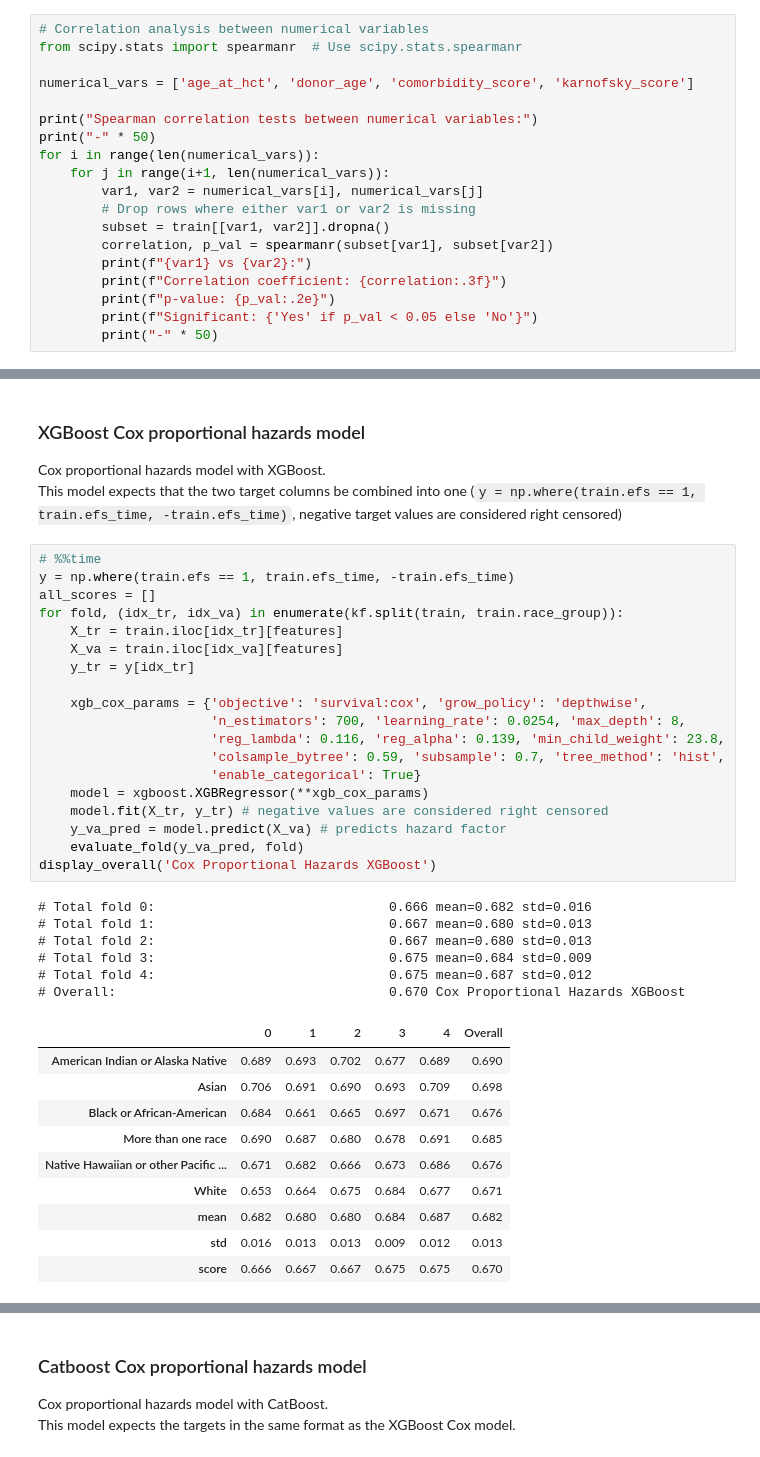
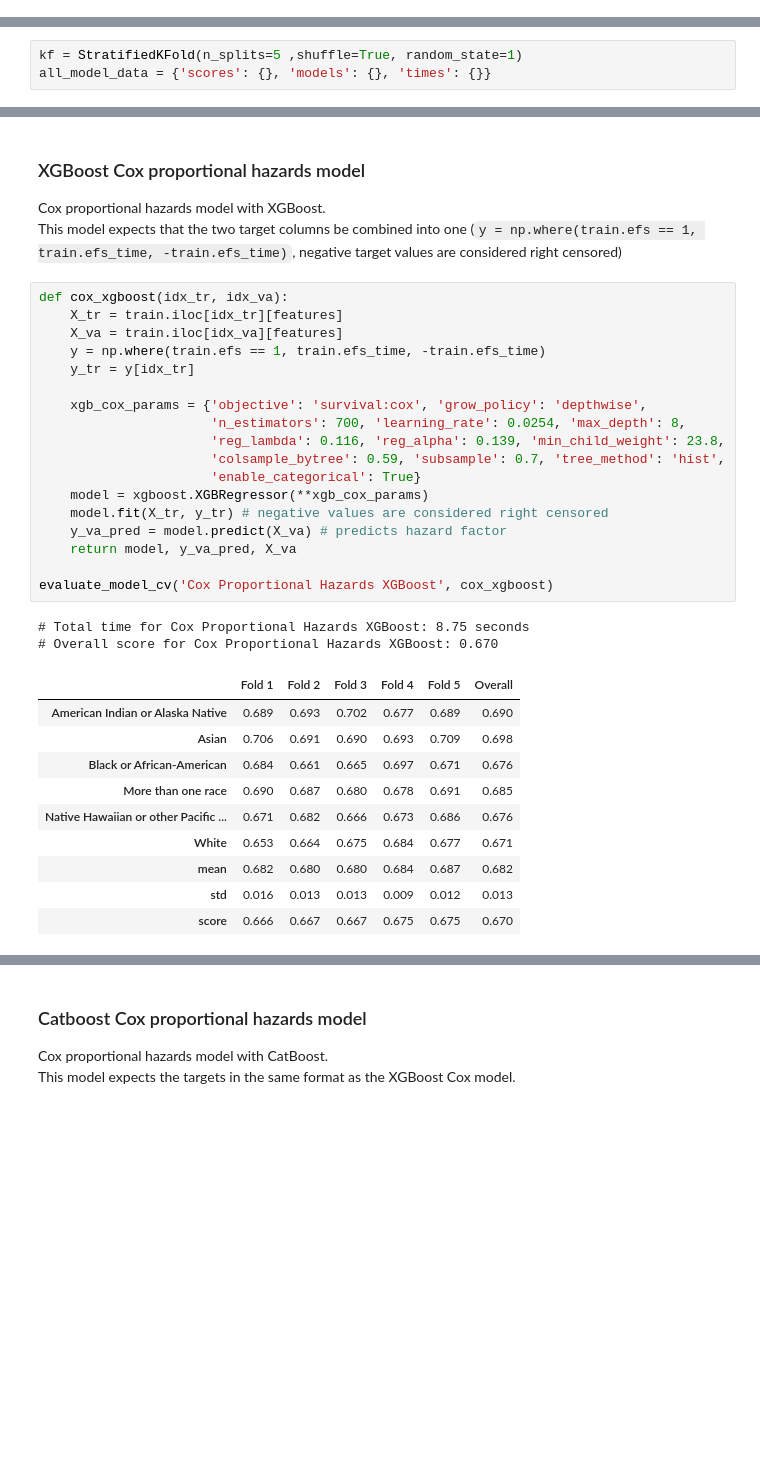
Before and after one commit to galel12/Equity-in-post-HCT-Survival-Predictions, a Jupyter notebook: notebook.ipynb, the cells around one changed output, grey strips where cells are left out. Saved outputs shown, nothing was run; the diff lists cells and outputs as text; blank space fills up the shorter version.

```diff
--- a/notebook.ipynb
+++ b/notebook.ipynb
@@ -214,19 +495,0 @@ Native Hawaiian or other Pacific Islander                                     Wh
-# %%
-# Correlation analysis between numerical variables
-from scipy.stats import spearmanr  # Use scipy.stats.spearmanr
-
-numerical_vars = ['age_at_hct', 'donor_age', 'comorbidity_score', 'karnofsky_score']
-
-print("Spearman correlation tests between numerical variables:")
-print("-" * 50)
-for i in range(len(numerical_vars)):
-    for j in range(i+1, len(numerical_vars)):
-        var1, var2 = numerical_vars[i], numerical_vars[j]
-        # Drop rows where either var1 or var2 is missing
-        subset = train[[var1, var2]].dropna()
-        correlation, p_val = spearmanr(subset[var1], subset[var2])
-        print(f"{var1} vs {var2}:")
-        print(f"Correlation coefficient: {correlation:.3f}")
-        print(f"p-value: {p_val:.2e}")
-        print(f"Significant: {'Yes' if p_val < 0.05 else 'No'}")
-        print("-" * 50)
@@ -628,4 +644,7 @@ As the official implementation of the competition metric doesn't output the scor
 
 We also show the scores recieved for each fold in the cross validation.
 The overall score is the mean of all of the fold's scores.
+# %%
+kf = StratifiedKFold(n_splits=5 ,shuffle=True, random_state=1)
+all_model_data = {'scores': {}, 'models': {}, 'times': {}}
 # %%
@@ -684,32 +737,27 @@ Let's try the first method.
 Cox proportional hazards model with XGBoost.
 This model expects that the two target columns be combined into one (`y = np.where(train.efs == 1, train.efs_time, -train.efs_time)`, negative target values are considered right censored)
 # %%
-# %%time
-y = np.where(train.efs == 1, train.efs_time, -train.efs_time)
-all_scores = []
-for fold, (idx_tr, idx_va) in enumerate(kf.split(train, train.race_group)):
+def cox_xgboost(idx_tr, idx_va):
     X_tr = train.iloc[idx_tr][features]
     X_va = train.iloc[idx_va][features]
+    y = np.where(train.efs == 1, train.efs_time, -train.efs_time)
     y_tr = y[idx_tr]
 
     xgb_cox_params = {'objective': 'survival:cox', 'grow_policy': 'depthwise',
                       'n_estimators': 700, 'learning_rate': 0.0254, 'max_depth': 8,
                       'reg_lambda': 0.116, 'reg_alpha': 0.139, 'min_child_weight': 23.8,
                       'colsample_bytree': 0.59, 'subsample': 0.7, 'tree_method': 'hist',
                       'enable_categorical': True}
     model = xgboost.XGBRegressor(**xgb_cox_params)
     model.fit(X_tr, y_tr) # negative values are considered right censored
     y_va_pred = model.predict(X_va) # predicts hazard factor
-    evaluate_fold(y_va_pred, fold)
-display_overall('Cox Proportional Hazards XGBoost')
+    return model, y_va_pred, X_va
+
+evaluate_model_cv('Cox Proportional Hazards XGBoost', cox_xgboost)
 # %% [output]
-# Total fold 0:                              0.666 mean=0.682 std=0.016
-# Total fold 1:                              0.667 mean=0.680 std=0.013
-# Total fold 2:                              0.667 mean=0.680 std=0.013
-# Total fold 3:                              0.675 mean=0.684 std=0.009
-# Total fold 4:                              0.675 mean=0.687 std=0.012
-# Overall:                                   0.670 Cox Proportional Hazards XGBoost
+# Total time for Cox Proportional Hazards XGBoost: 8.75 seconds
+# Overall score for Cox Proportional Hazards XGBoost: 0.670
-|  | 0 | 1 | 2 | 3 | 4 | Overall |
+|  | Fold 1 | Fold 2 | Fold 3 | Fold 4 | Fold 5 | Overall |
 | American Indian or Alaska Native | 0.689 | 0.693 | 0.702 | 0.677 | 0.689 | 0.690 |
 | Asian | 0.706 | 0.691 | 0.690 | 0.693 | 0.709 | 0.698 |
 | Black or African-American | 0.684 | 0.661 | 0.665 | 0.697 | 0.671 | 0.676 |
```
Also changed, not shown: parts of 98 cells of this notebook, 2 other files.
